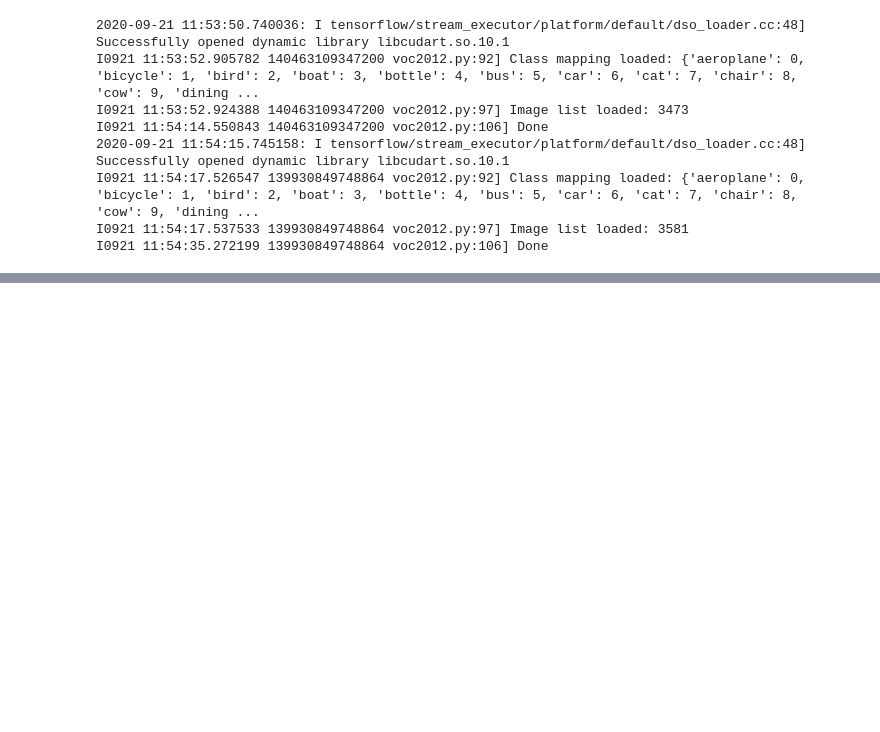
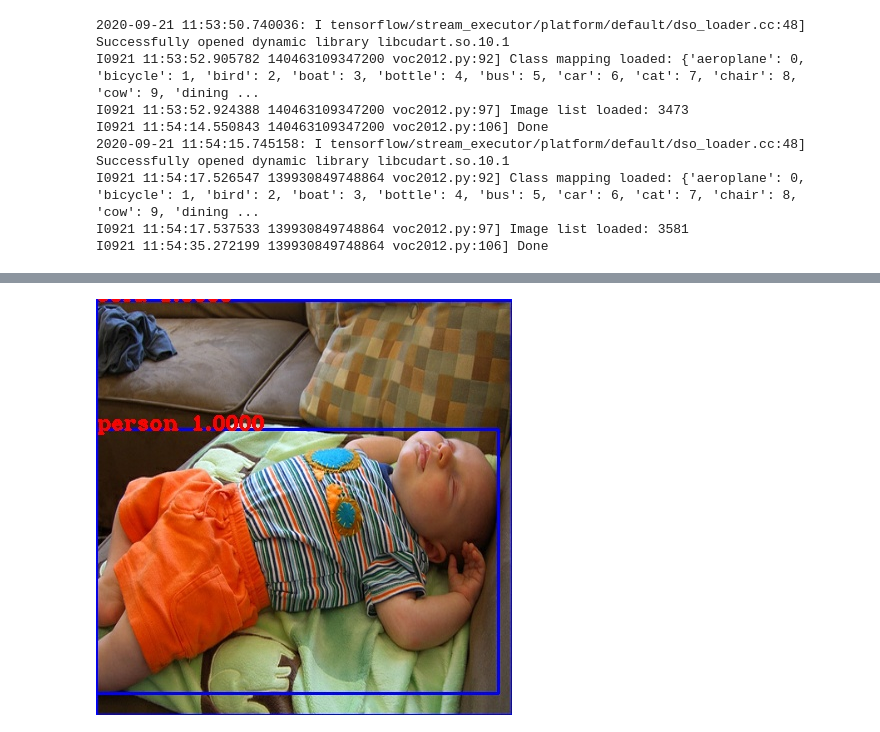
Before and after one commit to DLlearn/yolov3-tf2, a Jupyter notebook: mycolab1.ipynb, the cells around one changed output, grey strips where cells are left out. Saved outputs shown, nothing was run; the diff lists cells and outputs as text; code cells hidden in the pictures; blank space fills up the shorter version.

```diff
--- a/mycolab1.ipynb
+++ b/mycolab1.ipynb
@@ -202,0 +205,5 @@ convert.py       LICENSE          setup.py
+# %%
+from IPython.display import Image
+Image(filename='./output.jpg')
+# %% [output]
+[figure, added]
```
Also changed, not shown: parts of 13 cells of this notebook, 2 other files.
